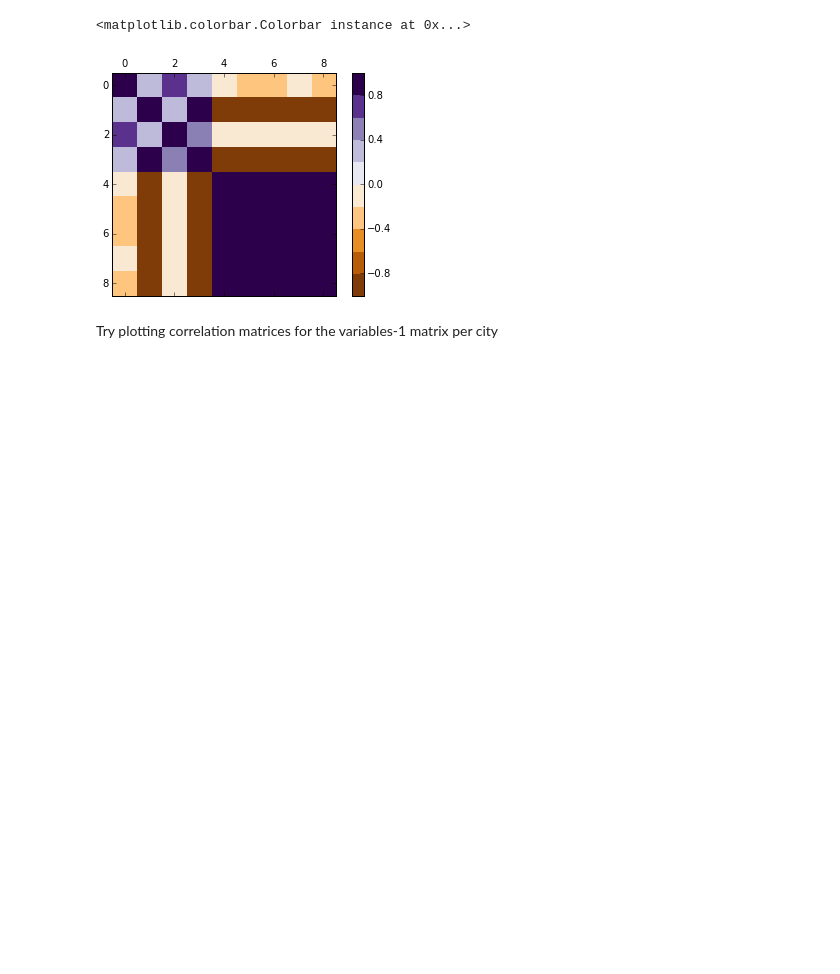
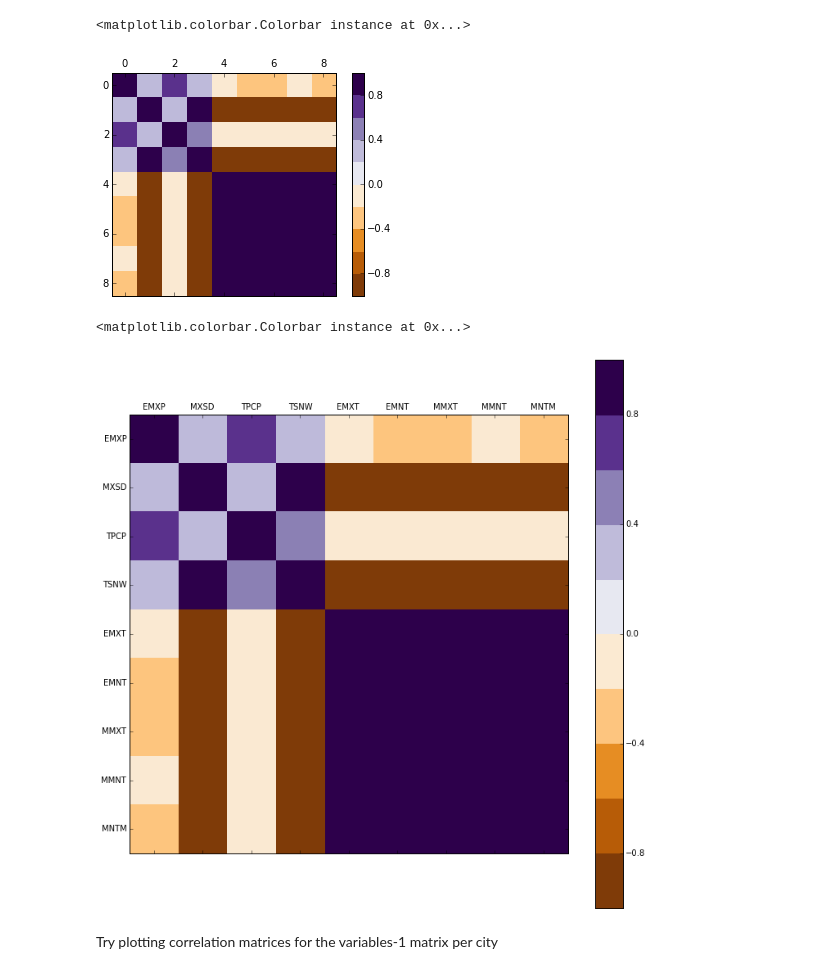
Before and after one commit to story645/EAS213, a Jupyter notebook: july23.ipynb, the cells around one changed output. Saved outputs shown, nothing was run; the diff lists cells and outputs as text; code cells hidden in the pictures; blank space fills up the shorter version.

Commit message:
how to label matshow

```diff
--- a/july23.ipynb
+++ b/july23.ipynb
@@ -208,5 +214,25 @@ fig.colorbar(im)
 # %% [output]
 <matplotlib.colorbar.Colorbar instance at 0x...>
 [figure]
+# %%
+#clean up colors
+import matplotlib.cm as mcm
+import matplotlib.colors as mcolors
+
+cmap = mcm.PuOr
+#data ranges from 233.747 307.738
+norm = mcolors.BoundaryNorm(np.arange(-1,1.2,.2), cmap.N)
+
+fig = plt.figure(figsize=(12,12))
+ax = fig.add_subplot(1,1,1)
+im = ax.matshow(nyc_corr, cmap=cmap, norm=norm)
+ax.set_xticks(range(len(city.datakeys)))
+ax.set_xticklabels(city.datakeys)
+ax.set_yticks(range(len(city.datakeys)))
+ax.set_yticklabels(city.datakeys)
+fig.colorbar(im)
+# %% [output]
+<matplotlib.colorbar.Colorbar instance at 0x...>
+[figure, added]
 # %% [markdown]
 Try plotting correlation matrices for the variables-1 matrix per city
```
Also changed, not shown: parts of 4 cells of this notebook, 1 other file.
